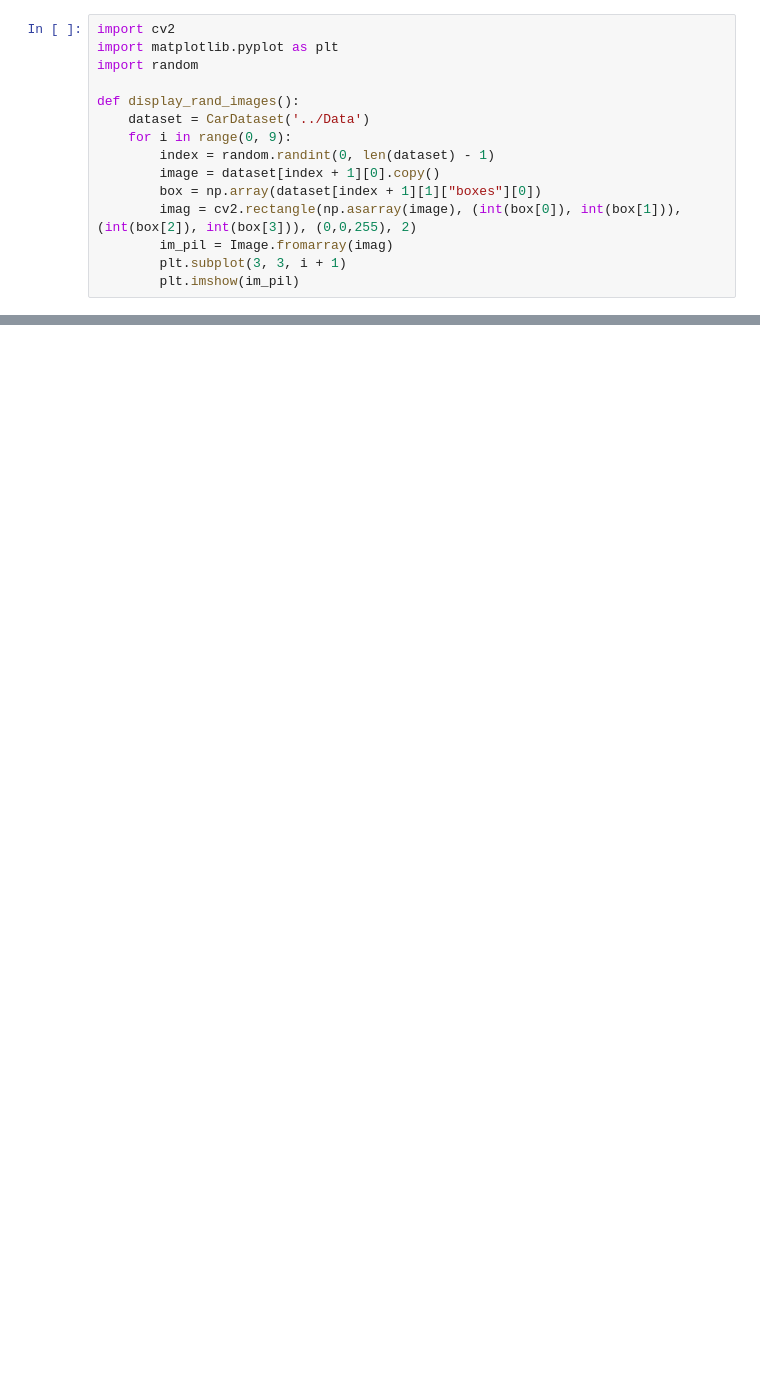
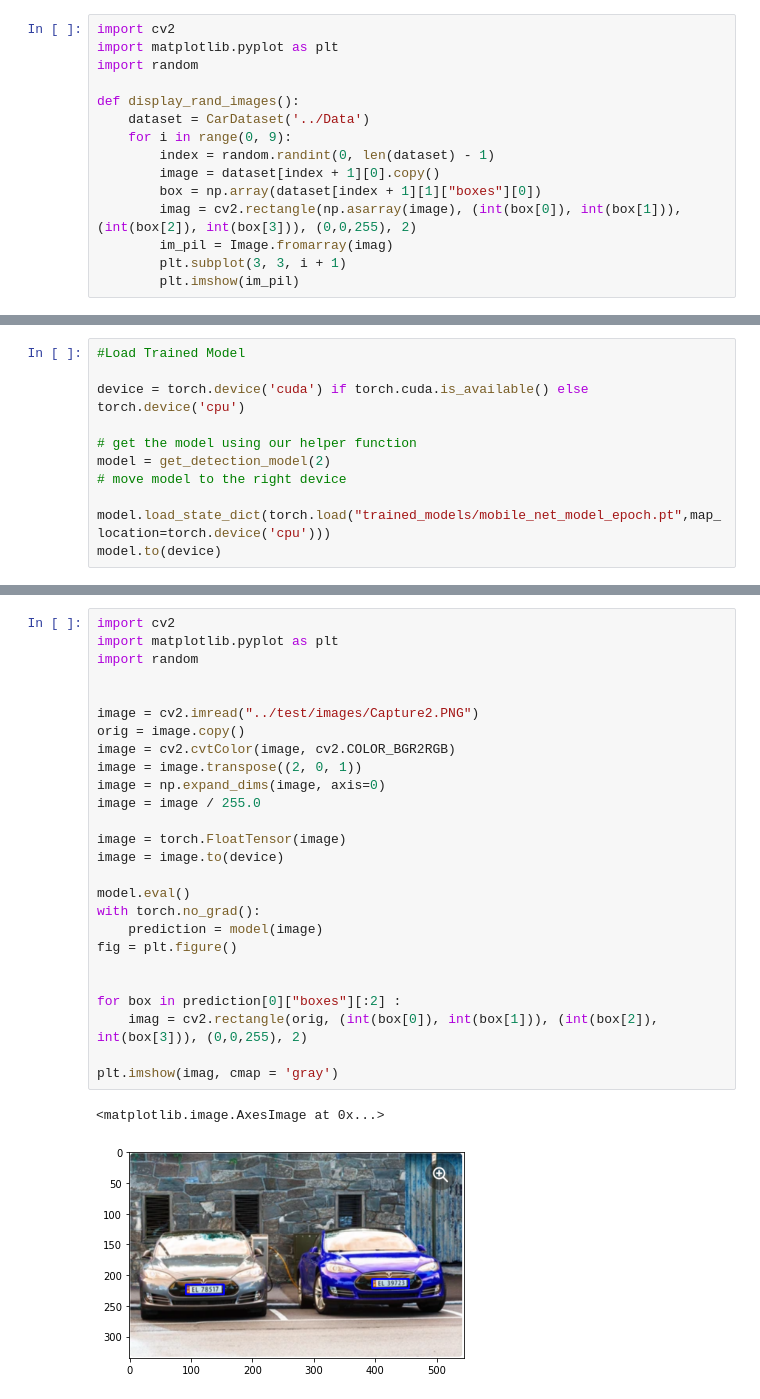
Before and after one commit to KwameNet/Licence_Detection, a Jupyter notebook: License_Plate_Detector/1_Prepare_data/Notebooks/Untitled.ipynb, the cells around one changed output, grey strips where cells are left out. Saved outputs shown, nothing was run; the diff lists cells and outputs as text; blank space fills up the shorter version.

```diff
--- a/License_Plate_Detector/1_Prepare_data/Notebooks/Untitled.ipynb
+++ b/License_Plate_Detector/1_Prepare_data/Notebooks/Untitled.ipynb
@@ -372,0 +240,11 @@ WARNING: Running pip as the 'root' user can result in broken permissions and con
+# %%
+#Load Trained Model
+
+device = torch.device('cuda') if torch.cuda.is_available() else torch.device('cpu')
+
+# get the model using our helper function
+model = get_detection_model(2)
+# move model to the right device
+
+model.load_state_dict(torch.load("trained_models/mobile_net_model_epoch.pt",map_location=torch.device('cpu')))
+model.to(device)
@@ -373 +269,30 @@ WARNING: Running pip as the 'root' user can result in broken permissions and con
+# %%
+import cv2
+import matplotlib.pyplot as plt
+import random
+
+
+image = cv2.imread("../test/images/Capture2.PNG")
+orig = image.copy()
+image = cv2.cvtColor(image, cv2.COLOR_BGR2RGB)
+image = image.transpose((2, 0, 1))
+image = np.expand_dims(image, axis=0)
+image = image / 255.0
+
+image = torch.FloatTensor(image)
+image = image.to(device)
+
+model.eval()
+with torch.no_grad():
+    prediction = model(image)
+fig = plt.figure()
+
+
+for box in prediction[0]["boxes"][:2] :
+    imag = cv2.rectangle(orig, (int(box[0]), int(box[1])), (int(box[2]), int(box[3])), (0,0,255), 2)
+
+plt.imshow(imag, cmap = 'gray')
+# %% [output]
+<matplotlib.image.AxesImage at 0x...>
+[figure, added]
 # %%
```
Also changed, not shown: parts of 29 cells of this notebook, 9 other files.
